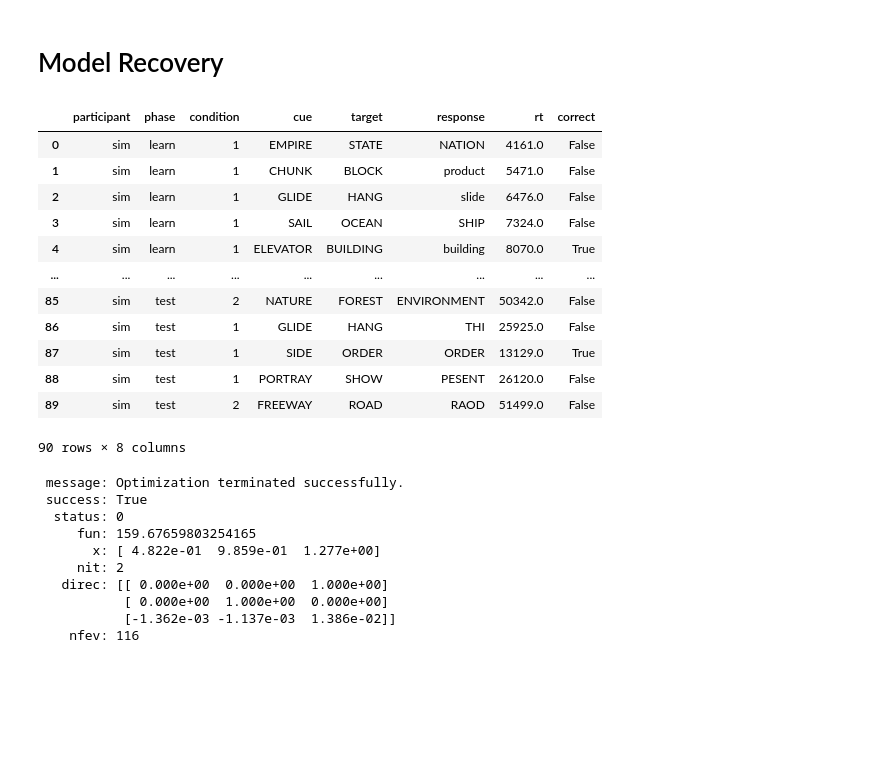
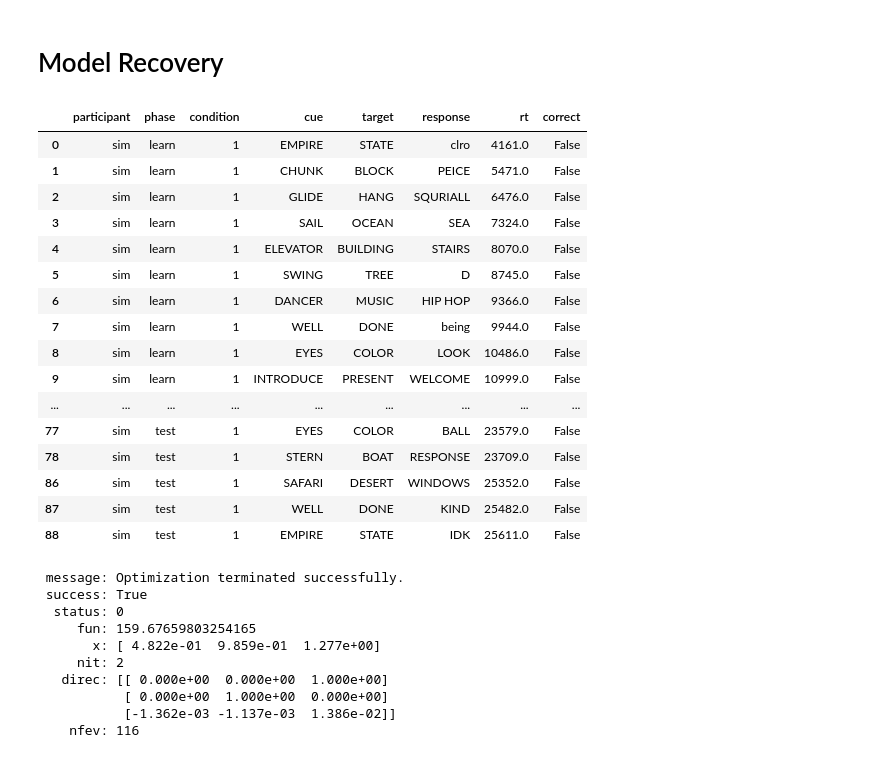
Before and after one commit to UWCCDL/Bridget, a Jupyter notebook: LLerror.ipynb, the cells around one changed output. Saved outputs shown, nothing was run; the diff lists cells and outputs as text; code cells hidden in the pictures; blank space fills up the shorter version.

```diff
--- a/LLerror.ipynb
+++ b/LLerror.ipynb
@@ -805,22 +805,26 @@ def simulate_data_elab(alldata, decay=0.5, temp=1, ter=1, mas = 1.6):
 # %%
 # test
 data = alldata
 data = simulate_data_elab(data)
-data
+data[data.condition == 1]
 # %% [output]
 |  | participant | phase | condition | cue | target | response | rt | correct |
-| 0 | sim | learn | 1 | EMPIRE | STATE | NATION | 4161.0 | False |
-| 1 | sim | learn | 1 | CHUNK | BLOCK | product | 5471.0 | False |
-| 2 | sim | learn | 1 | GLIDE | HANG | slide | 6476.0 | False |
-| 3 | sim | learn | 1 | SAIL | OCEAN | SHIP | 7324.0 | False |
-| 4 | sim | learn | 1 | ELEVATOR | BUILDING | building | 8070.0 | True |
+| 0 | sim | learn | 1 | EMPIRE | STATE | clro | 4161.0 | False |
+| 1 | sim | learn | 1 | CHUNK | BLOCK | PEICE | 5471.0 | False |
+| 2 | sim | learn | 1 | GLIDE | HANG | SQURIALL | 6476.0 | False |
+| 3 | sim | learn | 1 | SAIL | OCEAN | SEA | 7324.0 | False |
+| 4 | sim | learn | 1 | ELEVATOR | BUILDING | STAIRS | 8070.0 | False |
+| 5 | sim | learn | 1 | SWING | TREE | D | 8745.0 | False |
+| 6 | sim | learn | 1 | DANCER | MUSIC | HIP HOP | 9366.0 | False |
+| 7 | sim | learn | 1 | WELL | DONE | being | 9944.0 | False |
+| 8 | sim | learn | 1 | EYES | COLOR | LOOK | 10486.0 | False |
+| 9 | sim | learn | 1 | INTRODUCE | PRESENT | WELCOME | 10999.0 | False |
 | ... | ... | ... | ... | ... | ... | ... | ... | ... |
-| 85 | sim | test | 2 | NATURE | FOREST | ENVIRONMENT | 50342.0 | False |
-| 86 | sim | test | 1 | GLIDE | HANG | THI | 25925.0 | False |
-| 87 | sim | test | 1 | SIDE | ORDER | ORDER | 13129.0 | True |
-| 88 | sim | test | 1 | PORTRAY | SHOW | PESENT | 26120.0 | False |
-| 89 | sim | test | 2 | FREEWAY | ROAD | RAOD | 51499.0 | False |
+| 77 | sim | test | 1 | EYES | COLOR | BALL | 23579.0 | False |
+| 78 | sim | test | 1 | STERN | BOAT | RESPONSE | 23709.0 | False |
+| 86 | sim | test | 1 | SAFARI | DESERT | WINDOWS | 25352.0 | False |
+| 87 | sim | test | 1 | WELL | DONE | KIND | 25482.0 | False |
+| 88 | sim | test | 1 | EMPIRE | STATE | IDK | 25611.0 | False |
-90 rows × 8 columns
 # %%
 opt.minimize(vLLelab, x0 = [0.5, 1, 1], method = "Powell", bounds=[[0.01, 2], [0, 2], [0.1, 2]])
 # %% [output]
```
Also changed, not shown: parts of 7 cells of this notebook, 1 other file.
